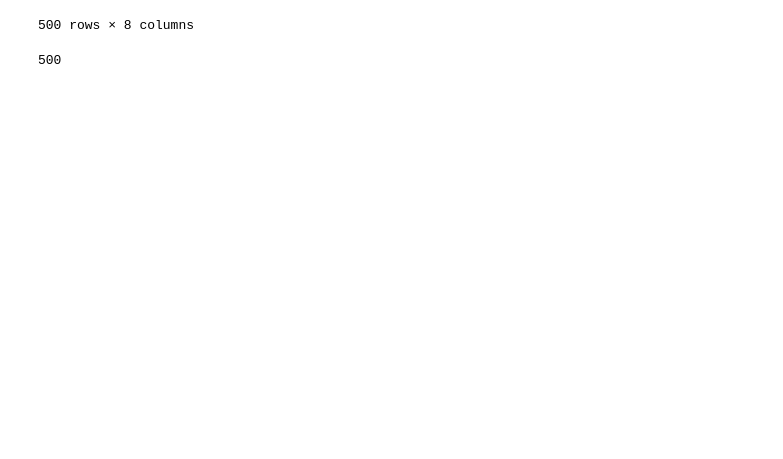
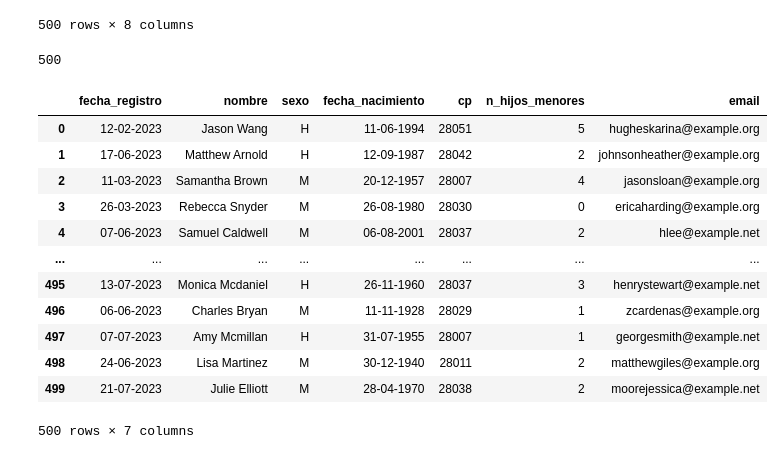
Before and after one commit to AlexCapis/HEATY---Aplicacion-Web-para-Olas-de-Calor, a Jupyter notebook: csv/randomusers.ipynb, the cells around one changed output. Drawn from its saved outputs; the diff is of its cells as text; code cells hidden in the pictures; blank space fills up the shorter version.

Commit message:
more fake people

```diff
--- a/csv/randomusers.ipynb
+++ b/csv/randomusers.ipynb
@@ -273,3 +273,68 @@ df
 df['email'].nunique()
 # %% [output]
 500
+# %%
+VALID_POSTAL_CODES = [
+    28001, 28002, 28003, 28004, 28005, 28006, 28007, 28008, 28009, 28010,
+    28011, 28012, 28013, 28014, 28015, 28016, 28017, 28018, 28019, 28020,
+    28021, 28022, 28023, 28024, 28025, 28026, 28027, 28028, 28029, 28030,
+    28031, 28032, 28033, 28034, 28035, 28036, 28037, 28038, 28039, 28040,
+    28041, 28042, 28043, 28044, 28045, 28046, 28047, 28048, 28049, 28050,
+    28051, 28052, 28053, 28054, 28055, 28070, 28071, 28080, 28082, 28083,
+    28085, 28086, 28087
+]
+
+def generate_unique_database(num_rows):
+    fake = Faker()
+    database = set()
+    email_set = set()
+
+    start_date = datetime(2023, 1, 1)
+    end_date = datetime.now()
+
+    while len(database) < num_rows:
+        fecha = fake.date_of_birth(minimum_age=18, maximum_age=100).strftime("%d-%m-%Y")
+        nombre = fake.name()
+        cp = random.choice(VALID_POSTAL_CODES)
+
+        n_hijos_menores = random.randint(0, 5)
+        sexo = random.choice(["M", "H"])
+
+        while True:
+            email = fake.email()
+            if email not in email_set:
+                email_set.add(email)
+                break
+
+        registration_date = fake.date_between(start_date=start_date, end_date=end_date).strftime("%d-%m-%Y")
+
+        row = (registration_date, nombre, sexo, fecha, cp, n_hijos_menores, email)
+        database.add(row)
+
+    return list(database)
+
+# Example usage:
+num_rows = 500
+
+random_database = generate_unique_database(num_rows)
+
+# Convert the list of tuples to a DataFrame
+columns = ["fecha_registro", "nombre","sexo","fecha_nacimiento", "cp", "n_hijos_menores", "email"]
+df = pd.DataFrame(random_database, columns=columns)
+
+# Display the DataFrame
+df
+# %% [output]
+|  | fecha_registro | nombre | sexo | fecha_nacimiento | cp | n_hijos_menores | email |
+| 0 | 12-02-2023 | Jason Wang | H | 11-06-1994 | 28051 | 5 | hugheskarina@example.org |
+| 1 | 17-06-2023 | Matthew Arnold | H | 12-09-1987 | 28042 | 2 | johnsonheather@example.org |
+| 2 | 11-03-2023 | Samantha Brown | M | 20-12-1957 | 28007 | 4 | jasonsloan@example.org |
+| 3 | 26-03-2023 | Rebecca Snyder | M | 26-08-1980 | 28030 | 0 | ericaharding@example.org |
+| 4 | 07-06-2023 | Samuel Caldwell | M | 06-08-2001 | 28037 | 2 | hlee@example.net |
+| ... | ... | ... | ... | ... | ... | ... | ... |
+| 495 | 13-07-2023 | Monica Mcdaniel | H | 26-11-1960 | 28037 | 3 | henrystewart@example.net |
+| 496 | 06-06-2023 | Charles Bryan | M | 11-11-1928 | 28029 | 1 | zcardenas@example.org |
+| 497 | 07-07-2023 | Amy Mcmillan | H | 31-07-1955 | 28007 | 1 | georgesmith@example.net |
+| 498 | 24-06-2023 | Lisa Martinez | M | 30-12-1940 | 28011 | 2 | matthewgiles@example.org |
+| 499 | 21-07-2023 | Julie Elliott | M | 28-04-1970 | 28038 | 2 | moorejessica@example.net |
+500 rows × 7 columns
```
Also changed, not shown: parts of 2 cells of this notebook.
